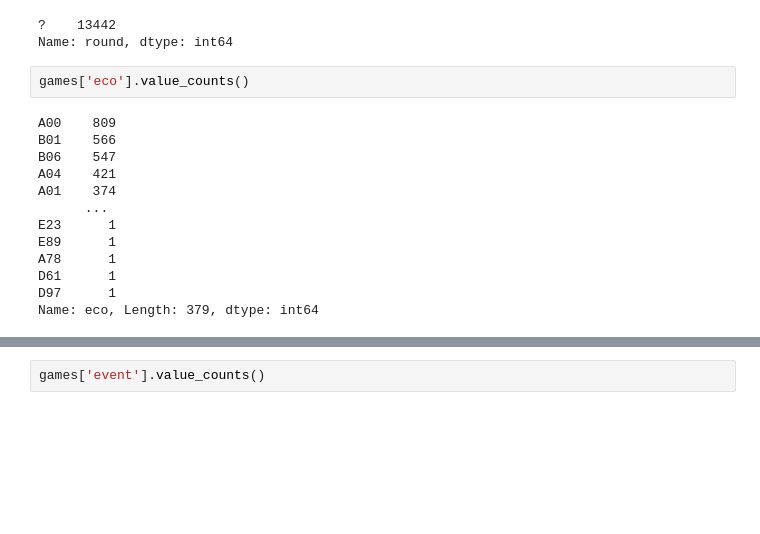
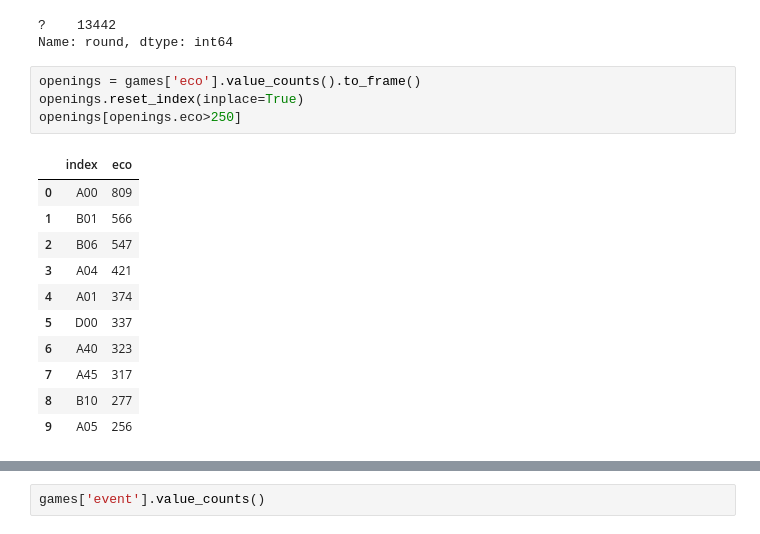
Before and after one commit to dealom/Magnus-Carlsen-Lichess-Games-Dataset-Analysis, a Jupyter notebook: Code Testing.ipynb, the cells around one changed output, grey strips where cells are left out. Saved outputs shown, nothing was run; the diff lists cells and outputs as text; blank space fills up the shorter version.

```diff
--- a/Code Testing.ipynb
+++ b/Code Testing.ipynb
@@ -59,18 +59,19 @@ games['round'].value_counts()
 # %% [output]
 ?    13442
 Name: round, dtype: int64
-# %%
-games['eco'].value_counts()
-# %% [output]
-A00    809
-B01    566
-B06    547
-A04    421
-A01    374
-      ...
-E23      1
-E89      1
-A78      1
-D61      1
-D97      1
-Name: eco, Length: 379, dtype: int64
+# %%
+openings = games['eco'].value_counts().to_frame()
+openings.reset_index(inplace=True)
+openings[openings.eco>250]
+# %% [output]
+|  | index | eco |
+| 0 | A00 | 809 |
+| 1 | B01 | 566 |
+| 2 | B06 | 547 |
+| 3 | A04 | 421 |
+| 4 | A01 | 374 |
+| 5 | D00 | 337 |
+| 6 | A40 | 323 |
+| 7 | A45 | 317 |
+| 8 | B10 | 277 |
+| 9 | A05 | 256 |
```
Also changed, not shown: parts of 1 cell of this notebook, 1 other file.
